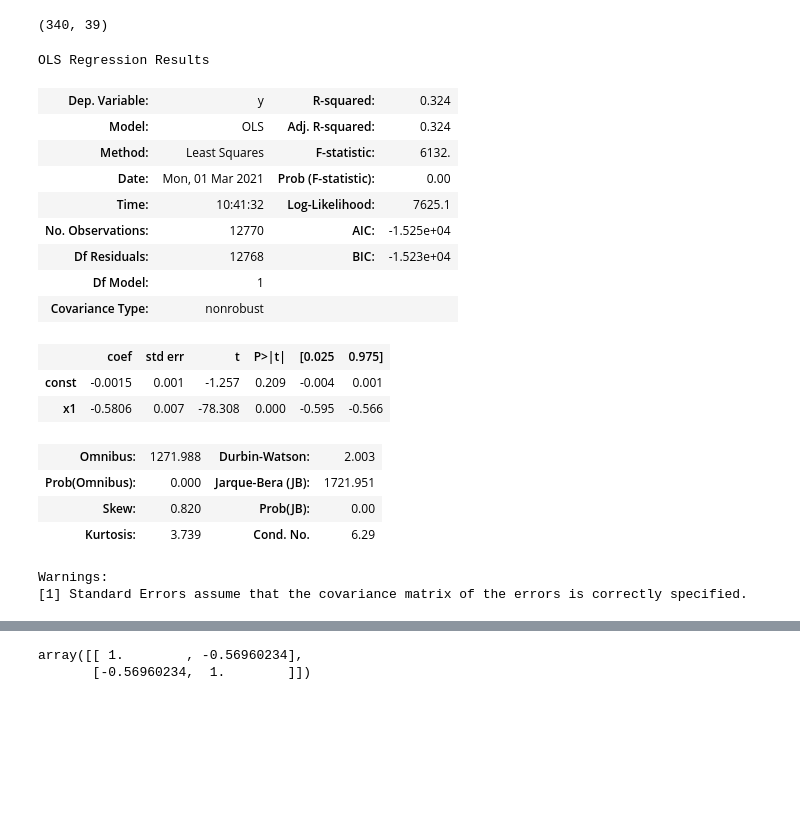
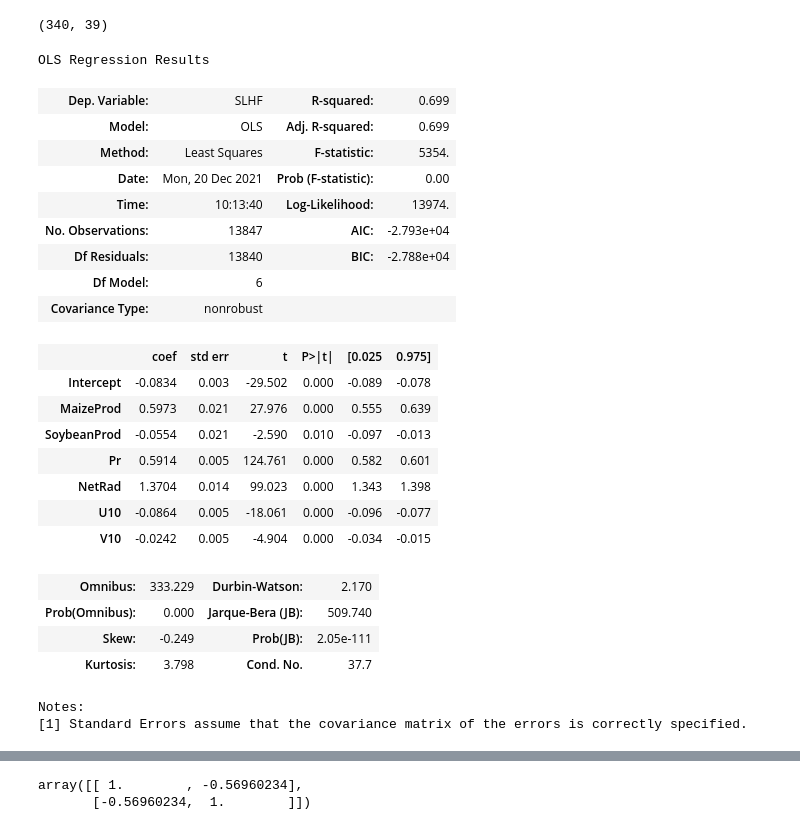
Before and after one commit to ecoffel/2020-ag-climate, a Jupyter notebook: ag_crop_climate_feedback_analysis_1.ipynb, the cells around one changed output, grey strips where cells are left out. Saved outputs shown, nothing was run; the diff lists cells and outputs as text; code cells hidden in the pictures; blank space fills up the shorter version.

```diff
--- a/ag_crop_climate_feedback_analysis_1.ipynb
+++ b/ag_crop_climate_feedback_analysis_1.ipynb
@@ -1586,7 +1599,7 @@ usCounties = usCounties.drop(index=inds)
 
 useDeepak = False
 
-with gzip.open('cc-feedback-analysis-100-100-new.dat', 'rb') as f:
+with gzip.open('%s/cc-feedback-analysis-100-100-new.dat'%dataDirDiscovery, 'rb') as f:
     ccFeedbackAnalysis = pickle.load(f)
 # %%
 fipsSel = ccFeedbackAnalysis['fipsSel']
@@ -1988,11 +2016,20 @@ countySoybeanYield = np.array(list(curCountyList['soybeanYield']))[adjNn, :]
 countySoybeanYieldDetrendAnom = np.array(list(curCountyList['soybeanYieldDetrend']))[adjNn, :]
 
 countyTotalProd = np.full(countySoybeanYield.shape, np.nan)
+countyMaizeProd = np.full(countySoybeanYield.shape, np.nan)
+countySoybeanProd = np.full(countySoybeanYield.shape, np.nan)
 for c in range(countyTotalProd.shape[0]):
     p_maize = np.array([x[0]*x[1] for x in zip(countyMaizeYield[c,:], countyMaizeHaAc[c,:])])
     p_soybean = np.array([x[0]*x[1] for x in zip(countySoybeanYield[c,:], countySoybeanHaAc[c,:])])
+
     countyTotalProd[c,:] = p_maize + p_soybean
     countyTotalProd[c,:] = normWithNan(countyTotalProd[c,:])
+
+    countyMaizeProd[c,:] = p_maize
+    countyMaizeProd[c,:] = normWithNan(countyMaizeProd[c,:])
+
+    countySoybeanProd[c,:] = p_soybean
+    countySoybeanProd[c,:] = normWithNan(countySoybeanProd[c,:])
 
 kddAnomNormAgg = np.array(list(itertools.chain.from_iterable([x for x in np.array(list(curCountyList['kddDetrendNorm']))[adjNn, :]])))
 gddAnomNormAgg = np.array(list(itertools.chain.from_iterable([x for x in np.array(list(curCountyList['gddDetrendNorm']))[adjNn, :]])))
@@ -2006,11 +2043,14 @@ strAnomNormAgg = np.array(list(itertools.chain.from_iterable([x for x in np.arra
 u10AnomNormAgg = np.array(list(itertools.chain.from_iterable([x for x in np.array(list(curCountyList['seasonalU10DetrendNorm']))[adjNn, :]])))
 v10AnomNormAgg = np.array(list(itertools.chain.from_iterable([x for x in np.array(list(curCountyList['seasonalV10DetrendNorm']))[adjNn, :]])))
 
-seasonalTAnomNormAgg = np.array(list(itertools.chain.from_iterable([x for x in np.array(list(curCountyList['seasonalTDetrendNorm']))[adjNn, :]])))
+# seasonalTAnomNormAgg = np.array(list(itertools.chain.from_iterable([x for x in np.array(list(curCountyList['seasonalTDetrendNorm']))[adjNn, :]])))
 
 maizeYieldAnomNormAgg = np.array(list(itertools.chain.from_iterable([x for x in np.array(list(curCountyList['maizeYieldDetrendNorm']))[adjNn, :]])))
 soybeanYieldAnomNormAgg = np.array(list(itertools.chain.from_iterable([x for x in np.array(list(curCountyList['soybeanYieldDetrendNorm']))[adjNn, :]])))
+
 countyTotalProdAnomNormAgg = np.array(list(itertools.chain.from_iterable([x for x in countyTotalProd])))
+countyMaizeProdAnomNormAgg = np.array(list(itertools.chain.from_iterable([x for x in countyMaizeProd])))
+countySoybeanProdAnomNormAgg = np.array(list(itertools.chain.from_iterable([x for x in countySoybeanProd])))
 
 
 countyFE = np.array(list(itertools.chain.from_iterable([[c]*(yearRange[1]-yearRange[0]+1) for c in range(len(ha))])))
@@ -2027,12 +2067,15 @@ strAnomNormAgg = strAnomNormAgg[nn]
 
 u10AnomNormAgg = u10AnomNormAgg[nn]
 v10AnomNormAgg = v10AnomNormAgg[nn]
-seasonalTAnomNormAgg = seasonalTAnomNormAgg[nn]
+# seasonalTAnomNormAgg = seasonalTAnomNormAgg[nn]
 
 prAnomNormAgg = prAnomNormAgg[nn]
 maizeYieldAnomNormAgg = maizeYieldAnomNormAgg[nn]
 soybeanYieldAnomNormAgg = soybeanYieldAnomNormAgg[nn]
+
 countyTotalProdAnomNormAgg = countyTotalProdAnomNormAgg[nn]
+countyMaizeProdAnomNormAgg = countyMaizeProdAnomNormAgg[nn]
+countySoybeanProdAnomNormAgg = countySoybeanProdAnomNormAgg[nn]
 
 data = {'KDD':kddAnomNormAgg, \
         'GDD':gddAnomNormAgg, \
@@ -2044,22 +2087,28 @@ data = {'KDD':kddAnomNormAgg, \
         'U10':-u10AnomNormAgg, \
         'V10':-v10AnomNormAgg, \
         'Pr':prAnomNormAgg, \
-        'T':seasonalTAnomNormAgg, \
+#         'T':seasonalTAnomNormAgg, \
         'MaizeYield':maizeYieldAnomNormAgg, \
         'SoybeanYield':soybeanYieldAnomNormAgg, \
-        'TotalProd':countyTotalProdAnomNormAgg}
+        'TotalProd':countyTotalProdAnomNormAgg, \
+       'MaizeProd':countyMaizeProdAnomNormAgg, \
+       'SoybeanProd':countySoybeanProdAnomNormAgg}
 
 df = pd.DataFrame(data, \
-                  columns=['KDD', 'GDD', 'SLHF', 'SSHF', 'SSR', 'STR', 'NetRad', 'Pr', 'T', 'U10', 'V10', \
-                           'MaizeYield', 'SoybeanYield', 'TotalProd'])
+                  columns=['KDD', 'GDD', 'SLHF', 'SSHF', 'SSR', 'STR', 'NetRad', 'Pr', 'U10', 'V10', \
+                           'MaizeYield', 'SoybeanYield', 'MaizeProd', 'SoybeanProd', 'TotalProd'])
 
 
 mdl1 = smf.ols(formula='SLHF ~ TotalProd + Pr + NetRad + U10 + V10', data=df).fit()
+mdl1_soy = smf.ols(formula='SLHF ~ SoybeanProd + Pr + NetRad + U10 + V10', data=df).fit()
+mdl1_maize = smf.ols(formula='SLHF ~ MaizeProd + Pr + NetRad + U10 + V10', data=df).fit()
+mdl1_maize_soy = smf.ols(formula='SLHF ~ MaizeProd + SoybeanProd + Pr + NetRad + U10 + V10', data=df).fit()
+
 mdl2 = smf.ols(formula='SLHF ~ TotalProd + Pr + NetRad + KDD + U10 + V10', data=df).fit()
-mdl3 = smf.ols(formula='SLHF ~ TotalProd + Pr + NetRad + T', data=df).fit()
-mdl4 = smf.ols(formula='SLHF ~ TotalProd + Pr + T', data=df).fit()
+# mdl3 = smf.ols(formula='SLHF ~ TotalProd + Pr + NetRad + T', data=df).fit()
+# mdl4 = smf.ols(formula='SLHF ~ TotalProd + Pr + T', data=df).fit()
 mdl5 = smf.ols(formula='SLHF ~ TotalProd + Pr', data=df).fit()
-mdl6 = smf.ols(formula='SLHF ~ TotalProd + T', data=df).fit()
+# mdl6 = smf.ols(formula='SLHF ~ TotalProd + T', data=df).fit()
 mdl7 = smf.ols(formula='SLHF ~ TotalProd', data=df).fit()
 
 mdl8 = smf.ols(formula='SLHF ~ TotalProd + KDD', data=df).fit()
@@ -2071,24 +2120,29 @@ mdl11 = smf.ols(formula='KDD ~ Pr', data=df).fit()
 
 # mdl8 = smf.ols(formula='SLHF ~ TotalProd + Pr + NetRad + U10 + V10 + KDD + GDD', data=df).fit()
 # %%
-mdl.summary()
+mdl1_maize_soy.summary()
 # %% [output]
 OLS Regression Results
-| Dep. Variable: | y | R-squared: | 0.324 |
-| Model: | OLS | Adj. R-squared: | 0.324 |
-| Method: | Least Squares | F-statistic: | 6132. |
-| Date: | Mon, 01 Mar 2021 | Prob (F-statistic): | 0.00 |
-| Time: | 10:41:32 | Log-Likelihood: | 7625.1 |
-| No. Observations: | 12770 | AIC: | -1.525e+04 |
-| Df Residuals: | 12768 | BIC: | -1.523e+04 |
-| Df Model: | 1 |  |  |
+| Dep. Variable: | SLHF | R-squared: | 0.699 |
+| Model: | OLS | Adj. R-squared: | 0.699 |
+| Method: | Least Squares | F-statistic: | 5354. |
+| Date: | Mon, 20 Dec 2021 | Prob (F-statistic): | 0.00 |
+| Time: | 10:13:40 | Log-Likelihood: | 13974. |
+| No. Observations: | 13847 | AIC: | -2.793e+04 |
+| Df Residuals: | 13840 | BIC: | -2.788e+04 |
+| Df Model: | 6 |  |  |
 | Covariance Type: | nonrobust |  |  |
 |  | coef | std err | t | P>|t| | [0.025 | 0.975] |
-| const | -0.0015 | 0.001 | -1.257 | 0.209 | -0.004 | 0.001 |
-| x1 | -0.5806 | 0.007 | -78.308 | 0.000 | -0.595 | -0.566 |
+| Intercept | -0.0834 | 0.003 | -29.502 | 0.000 | -0.089 | -0.078 |
+| MaizeProd | 0.5973 | 0.021 | 27.976 | 0.000 | 0.555 | 0.639 |
+| SoybeanProd | -0.0554 | 0.021 | -2.590 | 0.010 | -0.097 | -0.013 |
+| Pr | 0.5914 | 0.005 | 124.761 | 0.000 | 0.582 | 0.601 |
+| NetRad | 1.3704 | 0.014 | 99.023 | 0.000 | 1.343 | 1.398 |
+| U10 | -0.0864 | 0.005 | -18.061 | 0.000 | -0.096 | -0.077 |
+| V10 | -0.0242 | 0.005 | -4.904 | 0.000 | -0.034 | -0.015 |
-| Omnibus: | 1271.988 | Durbin-Watson: | 2.003 |
-| Prob(Omnibus): | 0.000 | Jarque-Bera (JB): | 1721.951 |
-| Skew: | 0.820 | Prob(JB): | 0.00 |
-| Kurtosis: | 3.739 | Cond. No. | 6.29 |
+| Omnibus: | 333.229 | Durbin-Watson: | 2.170 |
+| Prob(Omnibus): | 0.000 | Jarque-Bera (JB): | 509.740 |
+| Skew: | -0.249 | Prob(JB): | 2.05e-111 |
+| Kurtosis: | 3.798 | Cond. No. | 37.7 |
-Warnings:
+Notes:
 [1] Standard Errors assume that the covariance matrix of the errors is correctly specified.
```
Also changed, not shown: parts of 11 cells of this notebook, 2 other files.
